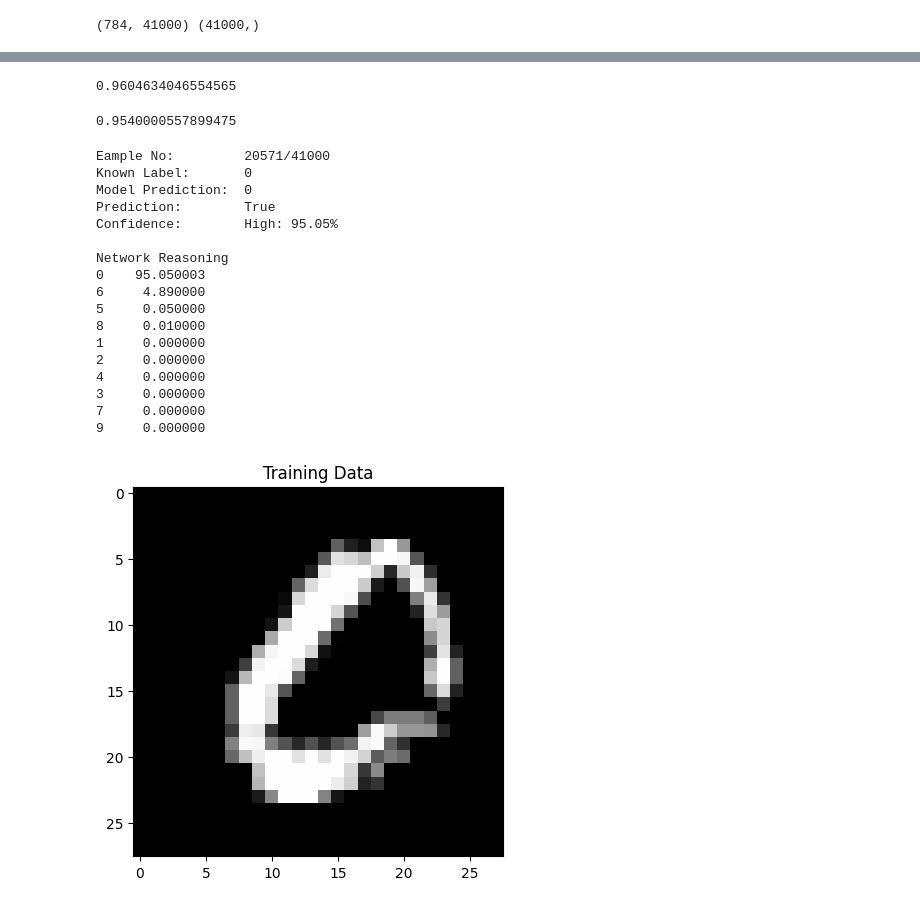
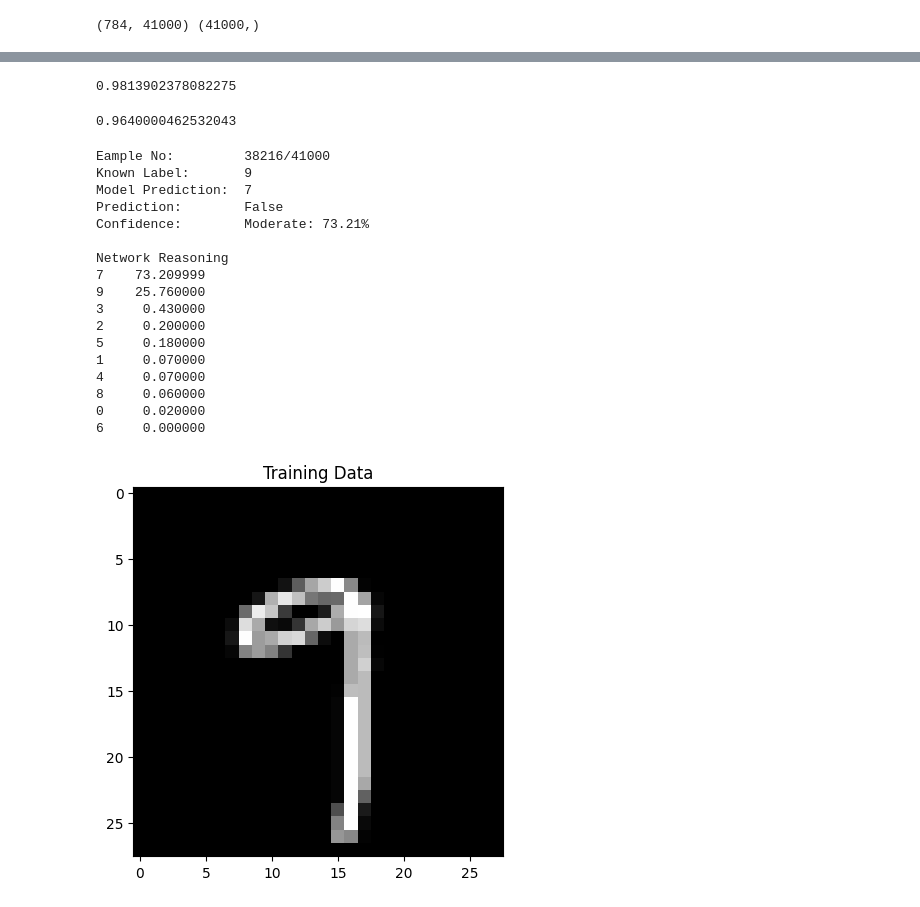
Before and after one commit to axtaylor/ml-concepts, a Jupyter notebook: Neural Networks/Number Recognition/PyTorch (Acceleration Only)/number_recognition_test.ipynb, the cells around one changed output, grey strips where cells are left out. Cells and saved outputs as stored; diff of their text form; code cells hidden in the pictures.

Commit message:
torch network corrections

```diff
--- a/Neural Networks/Number Recognition/PyTorch (Acceleration Only)/number_recognition_test.ipynb
+++ b/Neural Networks/Number Recognition/PyTorch (Acceleration Only)/number_recognition_test.ipynb
@@ -48,22 +50,6 @@ Known Label:  1
-# %%
-X_train = torch.tensor(X_train, dtype=torch.float32)
-y_train = torch.tensor(y_train, dtype=torch.long)
-X_test = torch.tensor(X_test, dtype=torch.float32)
-y_test = torch.tensor(y_test, dtype=torch.long)
-device = torch.device("cuda" if torch.cuda.is_available() else "cpu")
-X_train = X_train.to(device)
-y_train = y_train.to(device)
-X_test = X_test.to(device)
-y_test = y_test.to(device)
 # %%
-n_hidden = 128
-lr = 0.1
-n_iters = 2048
+X_train, y_train = torch.tensor(X_train, dtype=torch.float32).to(device), torch.tensor(y_train, dtype=torch.long).to(device)
+X_test, y_test = torch.tensor(X_test, dtype=torch.float32).to(device), torch.tensor(y_test, dtype=torch.long).to(device)
 
-weight_layer_1, bias_layer_1, weight_layer_2, bias_layer_2, training_log = gradient_descent(
-                                                                                        X=X_train,
-                                                                                        y=y_train,
-                                                                                        n_hidden=n_hidden,
-                                                                                        lr=lr,
-                                                                                        n_iters=n_iters)
+W1, B1, W2, B2, training_log = gradient_descent(X=X_train, y=y_train, n_hidden=128, lr=0.1, n_iters=5192)
 # %% [output]
@@ -142,19 +126,19 @@ plt.show()
 # %%
 '''Training Score'''
 
-_, _, _, A2 = forward_prop(weight_layer_1, bias_layer_1, weight_layer_2, bias_layer_2, X_train)
+_, _, _, A2 = forward_prop(W1, B1, W2, B2, X_train)
 y_prediction = predict(A2)
 score(y_prediction, y_train)
 # %% [output]
-0.9604634046554565
+0.9813902378082275
 # %%
 '''Test score'''
 
-_, _, _, A2 = forward_prop(weight_layer_1, bias_layer_1, weight_layer_2, bias_layer_2, X_test)
+_, _, _, A2 = forward_prop(W1, B1, W2, B2, X_test)
 y_prediction = predict(A2)
 score(y_prediction, y_test)
 # %% [output]
-0.9540000557899475
+0.9640000462532043
 # %%
 '''Predicting random number from the training set'''
 
@@ -162,52 +146,52 @@ index = np.random.randint(0, X_train.shape[1])
 image = X_train[:, index, None]
 label = y_train[index]
 
-_, _, _, A2 = forward_prop(weight_layer_1, bias_layer_1, weight_layer_2, bias_layer_2, image)
+_, _, _, A2 = forward_prop(W1, B1, W2, B2, image)
 prediction = predict(A2)
 
 A2_np = A2.flatten().detach().cpu().numpy()       # for pandas
 image_np = image.detach().cpu().numpy()           # for matplotlib
 label_np = label.detach().cpu().item()            # scalar label
 prediction_np = prediction.detach().cpu().item()  # scalar prediction
 
 confidence = pd.Series(A2_np)
 levels = {
     0.9: "High",
     0.7: "Moderate",
     0.5: "Low",
     0.0: "Not Significant",
 }
 conf_level = [levels[threshold] for threshold in levels.keys() if confidence.max() >= threshold]
 
 print("Eample No:        ", f"{index}/{y_train.detach().cpu().numpy().size}")
 print("Known Label:      ", label_np)
 print("Model Prediction: ", prediction_np)
 print("Prediction:       ", prediction_np==label_np)
 print(f"Confidence:        {conf_level[0]}: {confidence.max():.2%}")
 print(f"\nNetwork Reasoning\n{round(confidence*100,2).sort_values(ascending=False).to_string()}")
 plt.title("Training Data")
 plt.imshow(image_np.reshape((28, 28)) * 255, interpolation='nearest')
 plt.gray()
 plt.show()
 # %% [output]
-Eample No:         20571/41000
-Known Label:       0
-Model Prediction:  0
-Prediction:        True
-Confidence:        High: 95.05%
+Eample No:         38216/41000
+Known Label:       9
+Model Prediction:  7
+Prediction:        False
+Confidence:        Moderate: 73.21%
 
 Network Reasoning
-0    95.050003
-6     4.890000
-5     0.050000
-8     0.010000
-1     0.000000
-2     0.000000
-4     0.000000
-3     0.000000
-7     0.000000
-9     0.000000
+7    73.209999
+9    25.760000
+3     0.430000
+2     0.200000
+5     0.180000
+1     0.070000
+4     0.070000
+8     0.060000
+0     0.020000
+6     0.000000
-[figure, old version]
+[figure, new version]
 # %%
 '''Predicting random number from the test set'''
 
```
Also changed, not shown: parts of 10 cells of this notebook, 1 other file.
